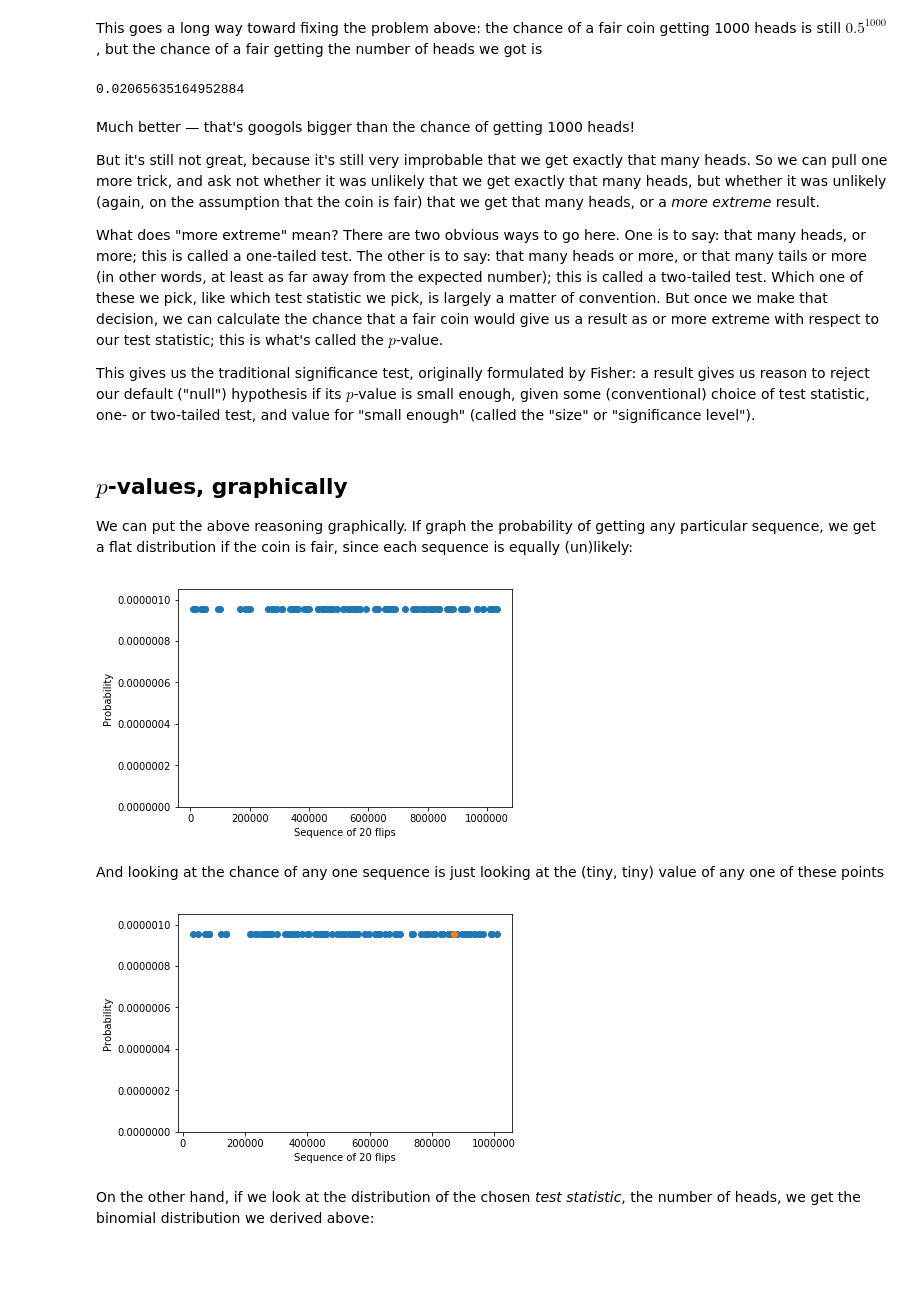
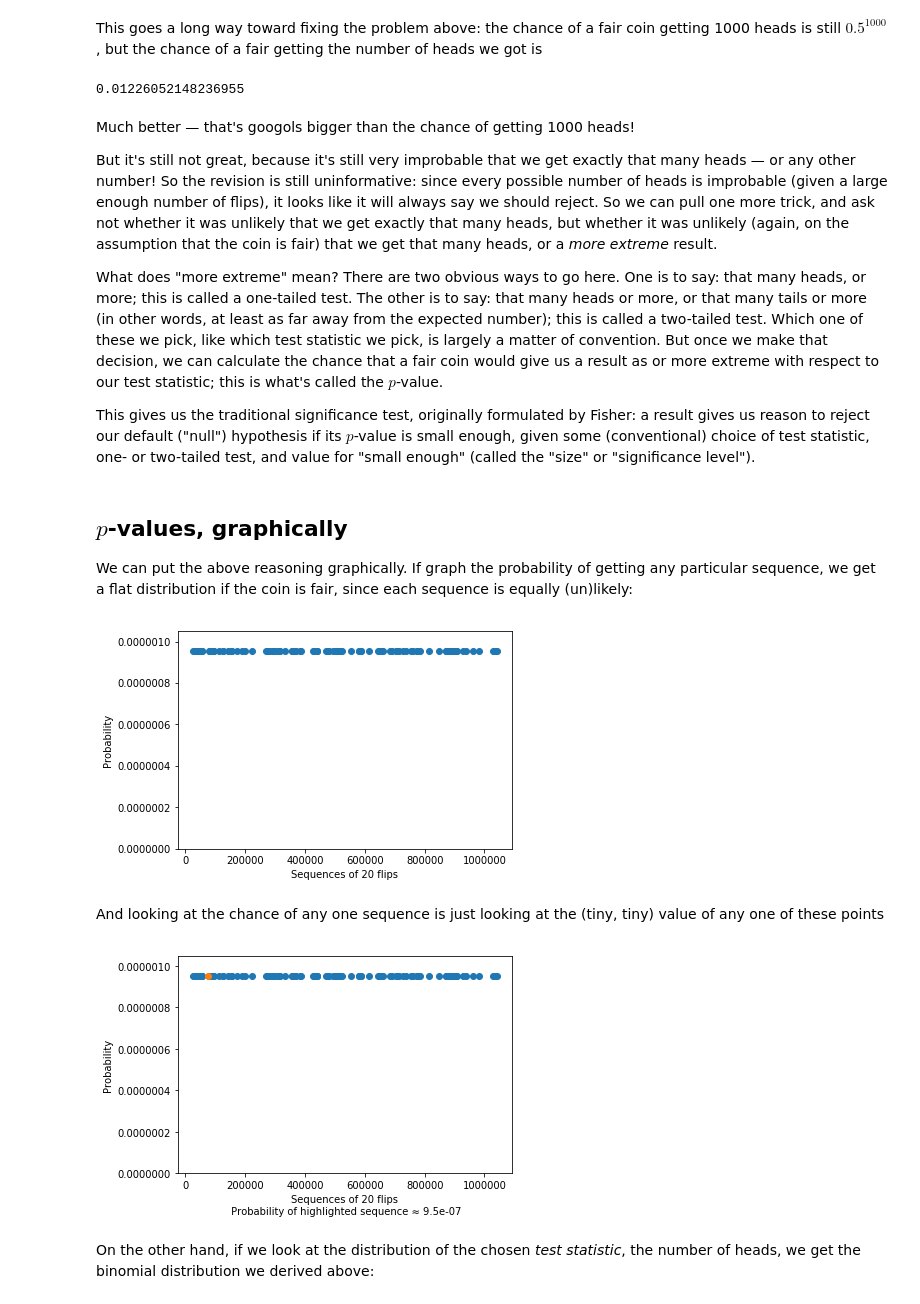
Before and after one commit to JainFamilyInstitute/Demos, a Jupyter notebook: stoppingrules.ipynb, the cells around one changed output. Saved outputs shown, nothing was run; the diff lists cells and outputs as text; code cells hidden in the pictures; blank space fills up the shorter version.

```diff
--- a/stoppingrules.ipynb
+++ b/stoppingrules.ipynb
@@ -53,6 +57,6 @@ Another fact of note is that a change in the probability $q$ of heads shifts the
 # %%
-n = 10
-q = 0.3
+n = 50
+q = 0.2
 plt.bar(range(n+1), bprobs(n,q)); plt.ylabel('Probability'); plt.xlabel('Number of Heads in {} tosses'.format(n))
 plt.show()
 # %% [output]
@@ -113,11 +119,11 @@ This goes a long way toward fixing the problem above: the chance of a fair coin
 # %%
 bd(1000, num_heads(flips),0.5)
 # %% [output]
-0.02065635164952884
+0.01226052148236955
 # %% [markdown]
 Much better — that's googols bigger than the chance of getting 1000 heads!
 
-But it's still not great, because it's still very improbable that we get exactly that many heads. So we can pull one more trick, and ask not whether it was unlikely that we get exactly that many heads, but whether it was unlikely (again, on the assumption that the coin is fair) that we get that many heads, or a *more extreme* result.
+But it's still not great, because it's still very improbable that we get exactly that many heads — or any other number! So the revision is still uninformative: since every possible number of heads is improbable (given a large enough number of flips), it looks like it will always say we should reject. So we can pull one more trick, and ask not whether it was unlikely that we get exactly that many heads, but whether it was unlikely (again, on the assumption that the coin is fair) that we get that many heads, or a *more extreme* result.
 
 What does "more extreme" mean? There are two obvious ways to go here. One is to say: that many heads, or more; this is called a one-tailed test. The other is to say: that many heads or more, or that many tails or more (in other words, at least as far away from the expected number); this is called a two-tailed test. Which one of these we pick, like which test statistic we pick, is largely a matter of convention. But once we make that decision, we can calculate the chance that a fair coin would give us a result as or more extreme with respect to our test statistic; this is what's called the $p$-value.
 
@@ -130,28 +139,26 @@ We can put the above reasoning graphically. If graph the probability of getting
 # %%
-def prob(q, seq):
-    return np.prod([q if x =='H' else (1-q) for x in seq])
 n = 20
 q = 0.5
 n_to_plot = 100 #careful, will crash if too large!
 sequences = np.array([''.join(x) for x in itertools.product('HT', repeat=n)])
 seqs_to_plot = np.random.choice(len(sequences),size=n_to_plot, replace=False)
 probs = [prob(q, sequences[i]) for i in seqs_to_plot]
-plt.scatter(seqs_to_plot, probs,  ); plt.ylabel('Probability'); plt.xlabel('Sequence of {} flips'.format(n))
+plt.scatter(seqs_to_plot, probs,  ); plt.ylabel('Probability'); plt.xlabel('Sequences of {} flips'.format(n))
 plt.ylim(ymax=1.1*max(probs), ymin=0)
 plt.show()
 # %% [output]
-[figure, old version]
+[figure, new version]
 # %% [markdown]
 And looking at the chance of any one sequence is just looking at the (tiny, tiny) value of any one of these points
 # %%
 test_sequence = np.random.randint(len(sequences))
 
-plt.scatter(seqs_to_plot, probs, ); plt.ylabel('Probability'); plt.xlabel('Sequence of {} flips'.format(n))
+plt.scatter(seqs_to_plot, probs, ); plt.ylabel('Probability'); plt.xlabel('Sequences of {} flips\n Probability of highlighted sequence ≈ {:1.2g}'.format(n,prob(q, sequences[test_sequence]) ))
 plt.scatter(test_sequence, prob(q, sequences[test_sequence]))
 plt.ylim(ymax=1.1*max(probs), ymin=0)
 plt.show()
 # %% [output]
-[figure, old version]
+[figure, new version]
 # %% [markdown]
 On the other hand, if we look at the distribution of the chosen *test statistic*, the number of heads, we get the binomial distribution we derived above:
 # %%
```
Also changed, not shown: parts of 17 cells of this notebook.
